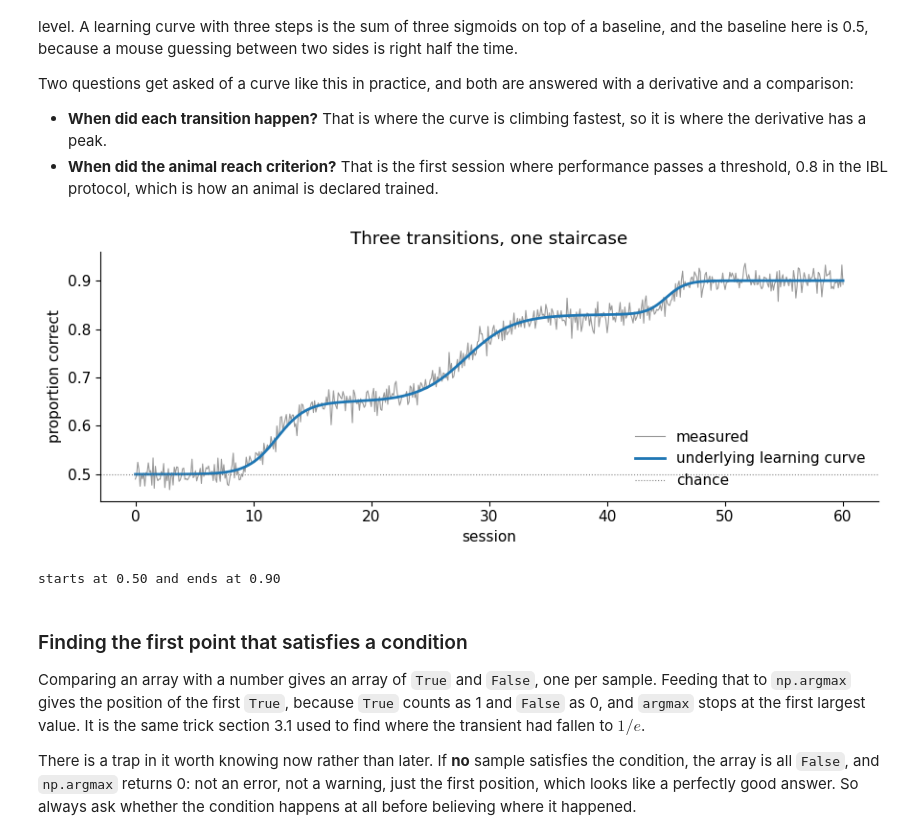
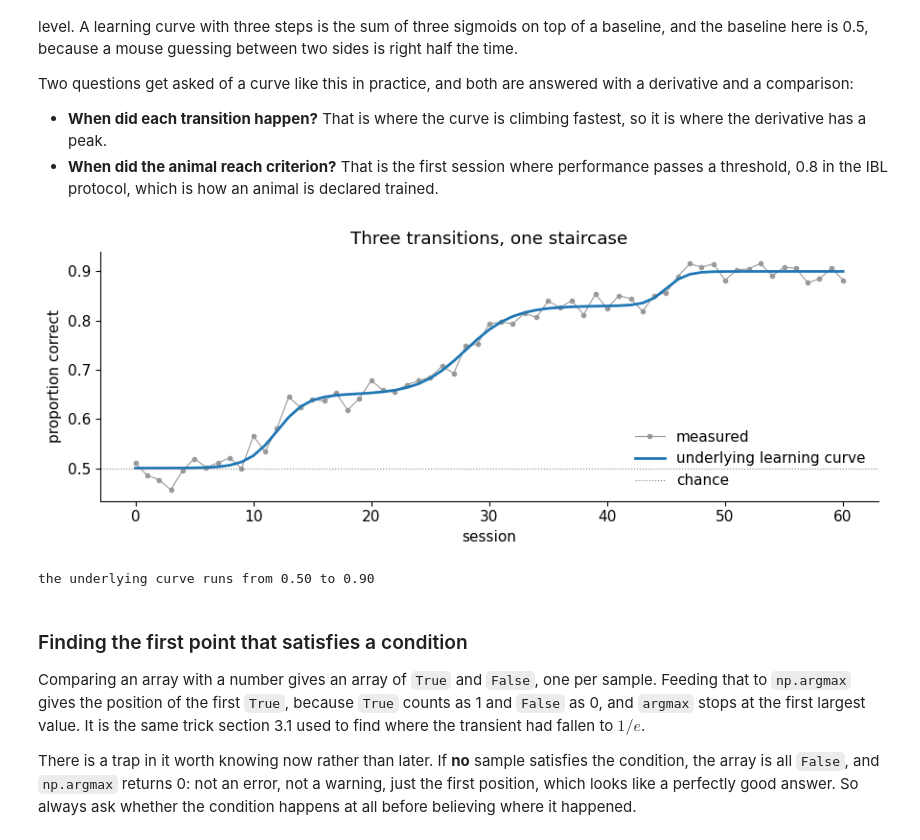
Before and after one commit to gmatteuc/QMN_course_2026, a Jupyter notebook: notebooks/02_math_refresher_TA.ipynb, the cells around one changed output. Drawn from its saved outputs; the diff is of its cells as text; code cells hidden in the pictures.

```diff
--- a/notebooks/02_math_refresher_TA.ipynb
+++ b/notebooks/02_math_refresher_TA.ipynb
@@ -1455,45 +1455,45 @@ and a comparison:
   threshold, 0.8 in the IBL protocol, which is how an animal is declared trained.
 # %%
 # --- A learning curve built out of three transitions
-rng = np.random.default_rng(4)
+rng = np.random.default_rng(14)
 
 def transition(session, midpoint, height, sharpness):
     """One learning step: a sigmoid climbing by `height`, centred on session `midpoint`."""
     return height / (1 + np.exp(-sharpness * (session - midpoint)))
 
-# A fine grid rather than one point per session, so that the derivative has something to work
-# with. A real learning curve gives you one accuracy per session and looks like a coarse version
-# of this.
-sessions = np.linspace(0, 60, 601)
+sessions = np.arange(0, 61.0)     # one measured accuracy per session, as in the real dataset
 
 CHANCE = 0.5                      # two sides to choose from, so guessing is right half the time
 steps = [                         # midpoint, height, sharpness
     (12, 0.15, 0.8),              # starts responding to the stimulus at all
     (28, 0.18, 0.5),              # works out that the side of the grating is what matters
     (45, 0.07, 1.2),              # starts getting the low contrasts right too
 ]
 
 learning = np.full_like(sessions, CHANCE)
 for midpoint, height, sharpness in steps:
     learning = learning + transition(sessions, midpoint, height, sharpness)
 
-measured = learning + rng.normal(0, 0.015, size=sessions.size)   # sessions vary, so add noise
+# A session is a few hundred trials, so the accuracy you measure wobbles around the underlying
+# value even when nothing about the animal has changed. At 80% correct over 600 trials that
+# wobble is sqrt(p * (1 - p) / n) = 0.016, which is the size of noise added here.
+measured = learning + rng.normal(0, 0.015, size=sessions.size)
 
 fig, ax = plt.subplots(figsize=(9, 3.6))
-ax.plot(sessions, measured, lw=0.8, color="0.6", label="measured")
+ax.plot(sessions, measured, "o-", lw=0.8, ms=3, color="0.6", label="measured")
 ax.plot(sessions, learning, lw=2, label="underlying learning curve")
 ax.axhline(CHANCE, color="gray", lw=0.8, ls=":", label="chance")
 ax.set_xlabel("session")
 ax.set_ylabel("proportion correct")
 ax.set_title("Three transitions, one staircase")
 ax.legend(frameon=False, loc="lower right")
 fig.tight_layout()
 plt.show()
 
-print(f"starts at {learning[0]:.2f} and ends at {learning[-1]:.2f}")
+print(f"the underlying curve runs from {learning[0]:.2f} to {learning[-1]:.2f}")
 # %% [output]
-[figure, old version]
+[figure, new version]
-starts at 0.50 and ends at 0.90
+the underlying curve runs from 0.50 to 0.90
 # %% [markdown]
 ### Finding the first point that satisfies a condition
 
```
Also changed, not shown: parts of 6 cells of this notebook, 3 other files.
